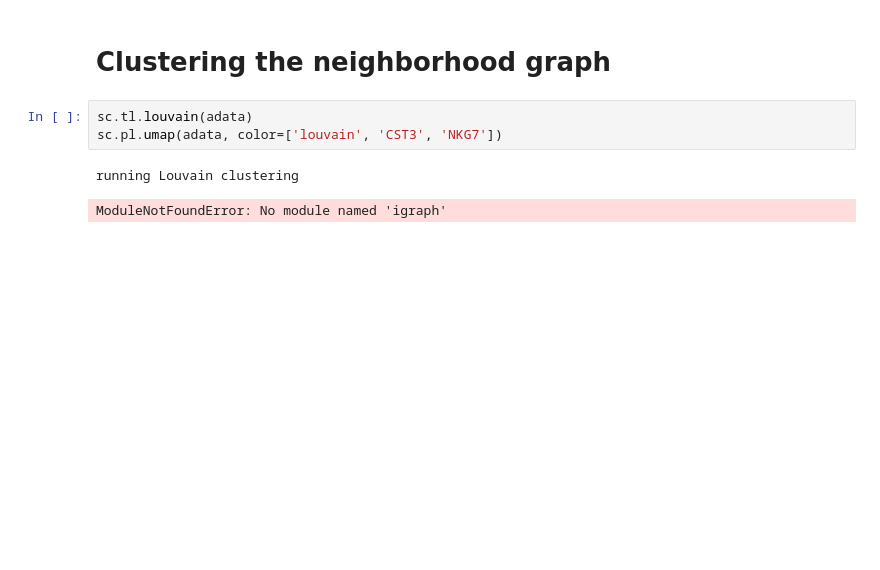
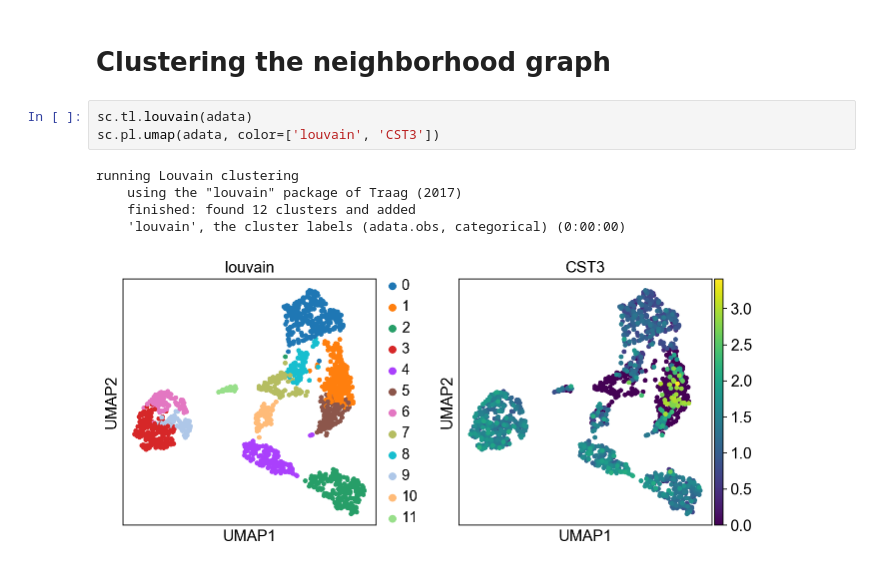
Before and after one commit to 2kjiejie/Clustering-for-scRNAseq, a Jupyter notebook: Scanpy_process.ipynb, the cells around one changed output. Cells and saved outputs as stored; diff of their text form; blank space fills up the shorter version.

```diff
--- a/Scanpy_process.ipynb
+++ b/Scanpy_process.ipynb
@@ -117,7 +118,10 @@ sc.pl.umap(adata, color=['CST3', 'PPBP'])
 # Clustering the neighborhood graph
 # %%
 sc.tl.louvain(adata)
-sc.pl.umap(adata, color=['louvain', 'CST3', 'NKG7'])
+sc.pl.umap(adata, color=['louvain', 'CST3'])
 # %% [output]
 running Louvain clustering
+    using the "louvain" package of Traag (2017)
+    finished: found 12 clusters and added
+    'louvain', the cluster labels (adata.obs, categorical) (0:00:00)
-ModuleNotFoundError: No module named 'igraph'
+[figure, added]
```
Also changed, not shown: parts of 6 cells of this notebook, 2 other files.
